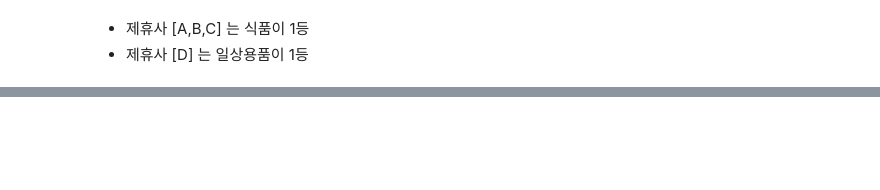
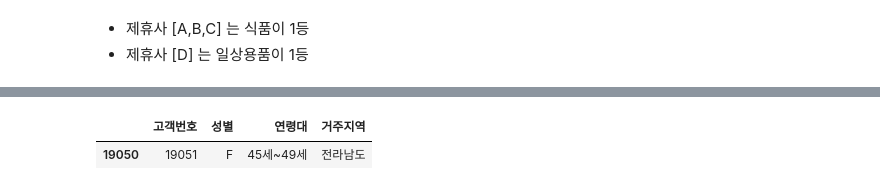
Before and after one commit to PKLH/cakd_LP, a Jupyter notebook: WorkSpace/Han/EDA_221010.ipynb, the cells around one changed output, grey strips where cells are left out. Cells and saved outputs as stored; diff of their text form; code cells hidden in the pictures; blank space fills up the shorter version.

```diff
--- a/WorkSpace/Han/EDA_221010.ipynb
+++ b/WorkSpace/Han/EDA_221010.ipynb
@@ -1312,0 +1100,6 @@ cust_dec = prod.copy()
+# %%
+df = pd.pivot_table(data = purprd_demo, index=['점포코드', '고객번호'], values='거주지역').reset_index()
+df = df.fillna(0)
+dic = {}
+for i in range(1, 594):
+    dic.update({i:df[df.점포코드==i].거주지역.mode()[0]})
@@ -1312,0 +1116,8 @@ cust_dec = prod.copy()
+# %%
+aaa = purprd[['고객번호','점포코드']].merge(demo, on='고객번호')
+aaa.drop(['성별','연령대'],axis=1, inplace=True)
+
+for i in aaa[aaa.거주지역.isnull()]['고객번호'].unique():
+    b = aaa[aaa.고객번호==i].점포코드.value_counts().index[0]
+    demo.loc[(demo.고객번호==i),'거주지역'] = aaa[aaa.점포코드==b].거주지역.value_counts().index[0]
+demo.isnull().sum()
@@ -1312,0 +1150,5 @@ cust_dec = prod.copy()
+# %%
+demo[demo.고객번호==19051]
+# %% [output]
+|  | 고객번호 | 성별 | 연령대 | 거주지역 |
+| 19050 | 19051 | F | 45세~49세 | 전라남도 |
```
Also changed, not shown: parts of 38 cells of this notebook, 3 other files.
